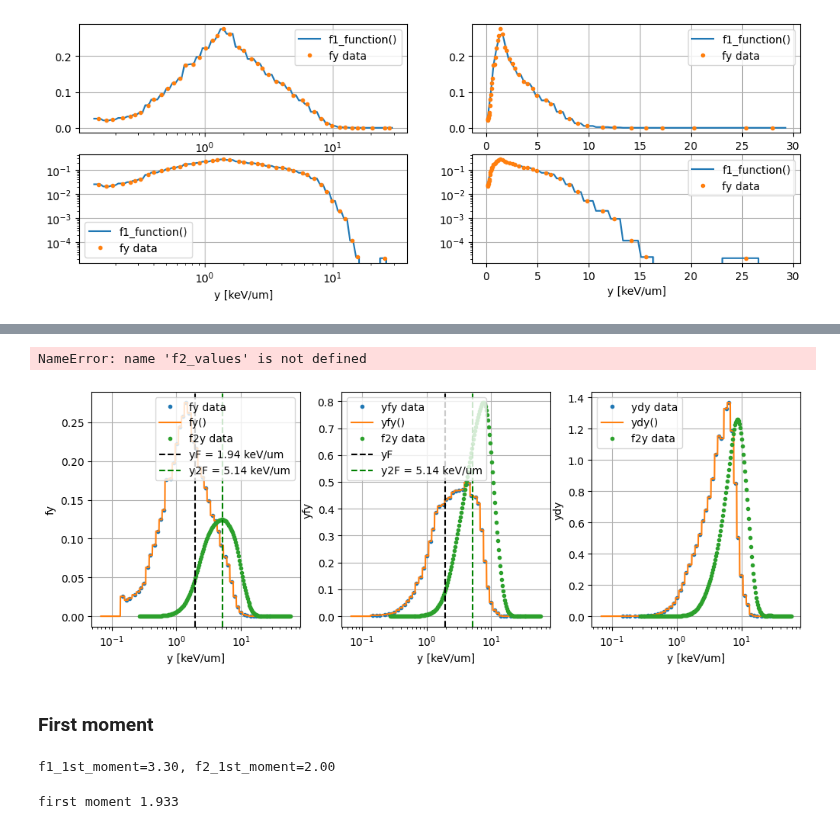
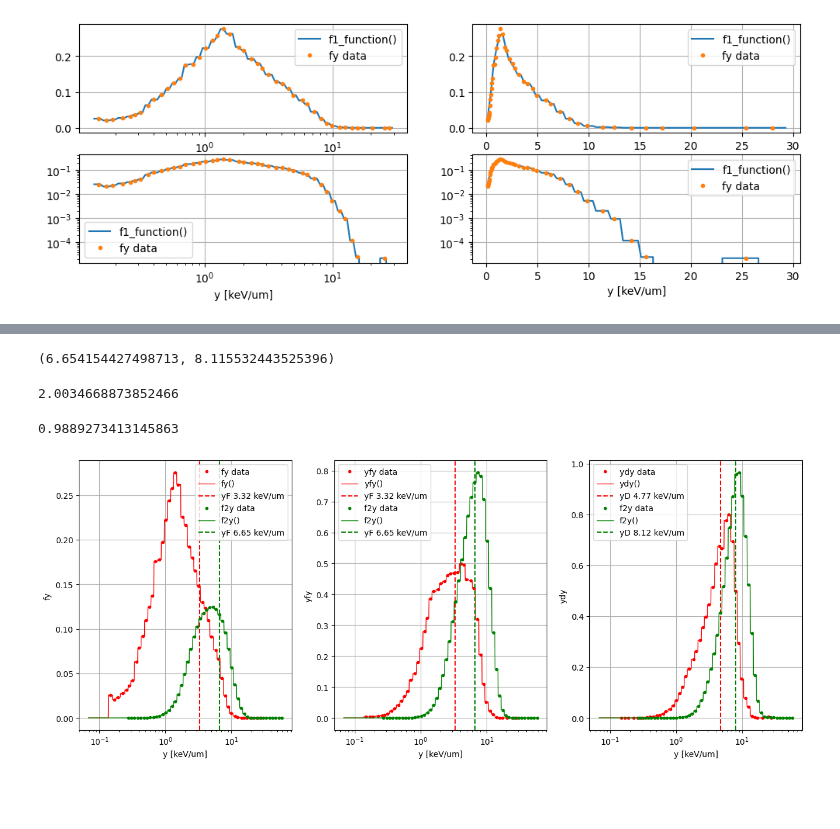
Before and after one commit to grzanka/microdosimetric_spectra_folding, a Jupyter notebook: notebooks/0.2-convolutions-numerical.ipynb, the cells around one changed output, grey strips where cells are left out. Cells and saved outputs as stored; diff of their text form; code cells hidden in the pictures; blank space fills up the shorter version.

Commit message:
all data

```diff
--- a/notebooks/0.2-convolutions-numerical.ipynb
+++ b/notebooks/0.2-convolutions-numerical.ipynb
@@ -80,13 +81,13 @@ step_function_args = (1,-0.5,0.5,0)
 # plotting limits
 y_values = np.linspace(start=-2, stop=2, num=500)
 # lets try default integration settings, meaning indefinite integral (from -inf to inf)
-convolution_values = np.array([convolution(step_function)(y=y, integrand_args=step_function_args)[0] for y in y_values])
+convolution_values_default = np.array([convolution(step_function)(y=y, integrand_args=step_function_args)[0] for y in y_values])
 
 #plotting
 fig, ax = plt.subplots(nrows=1, ncols=2, figsize=(10,5))
 for a in ax:
     a.plot(y_values, step_functions(y_values, *step_function_args), label="f(y)")
-    a.plot(y_values, convolution_values, '.', label="(f*f)(y)")
+    a.plot(y_values, convolution_values_default, '.', label="(f*f)(y)")
     a.grid()
     a.legend();
 ax[1].set_xlim([0.8,1.1]);
@@ -388,47 +346,49 @@ for a in ax.flatten():
 # %%
-f2_spectrum = Spectrum(bin_centers=xvalues_for_integration, bin_values_fy=np.array([item[0] for item in f2_values]))
+f2_spectrum = Spectrum(bin_centers=xvalues_for_f2, bin_values_fy=np.array([item[0] for item in f2_values_and_errors]))
-# %% [output]
-NameError: name 'f2_values' is not defined
+# %%
+f2_spectrum.yF, f2_spectrum.yD
+# %% [output]
+(6.654154427498713, 8.115532443525396)
+# %%
+# check if yF is doubled
+f2_spectrum.yF / spectrum_clipped.yF
+# %% [output]
+2.0034668873852466
+# %%
+# check norm
+f2_spectrum.norm
+# %% [output]
+0.9889273413145863
 # %%
-fig, ax = plt.subplots(nrows=1, ncols=3, figsize=(12, 4))
-ax[0].plot(spectrum_clipped.y, spectrum_clipped.fy, '.', label='fy data')
-ax[0].plot(xvalues, values_fy, label='fy()')
-ax[0].plot(f2_spectrum.y, f2_spectrum.fy, '.', label='f2y data')
-ax[0].axvline(spectrum_clipped.yF, color='k', linestyle='--', label=f'yF = {spectrum_clipped.yF:.2f} keV/um')
-ax[0].axvline(f2_spectrum.yF, color='g', linestyle='--', label=f'y2F = {f2_spectrum.yF:.2f} keV/um')
+xvalues = np.geomspace(start=spectrum_clipped.bin_edges[0]/2, stop=spectrum_clipped.bin_edges[-1]*2, num=1000)
+
+fig, ax = plt.subplots(nrows=1, ncols=3, figsize=(16, 6))
+ax[0].plot(spectrum_clipped.y, spectrum_clipped.fy, '.', label='fy data', color='r')
+ax[0].plot(xvalues, spectrum_clipped.bin_values(xvalues, spectrum_value_type=SpectrumValueType.fy), label='fy()', linestyle='-', linewidth=1, color='r')
+ax[0].axvline(spectrum_clipped.yF, color='r', linestyle='--', label=f'yF {spectrum_clipped.yF:2.2f} keV/um')
+ax[0].plot(f2_spectrum.y, f2_spectrum.fy, '.', label='f2y data', color='g')
+ax[0].plot(xvalues, f2_spectrum.bin_values(xvalues, spectrum_value_type=SpectrumValueType.fy), label='f2y()', linestyle='-', linewidth=1, color='g')
+ax[0].axvline(f2_spectrum.yF, color='g', linestyle='--', label=f'yF {f2_spectrum.yF:2.2f} keV/um')
 ax[0].set_ylabel('fy')
-ax[1].plot(spectrum_clipped.y, spectrum_clipped.yfy, '.', label='yfy data')
-ax[1].plot(xvalues, values_yfy, label='yfy()')
-ax[1].plot(f2_spectrum.y, f2_spectrum.yfy, '.', label='f2y data')
-ax[1].axvline(spectrum_clipped.yF, color='k', linestyle='--', label='yF')
-ax[1].axvline(f2_spectrum.yF, color='g', linestyle='--', label=f'y2F = {f2_spectrum.yF:.2f} keV/um')
+ax[1].plot(spectrum_clipped.y, spectrum_clipped.yfy, '.', label='yfy data', color='r')
+ax[1].plot(xvalues, spectrum_clipped.bin_values(xvalues, spectrum_value_type=SpectrumValueType.yfy), label='yfy()', linestyle='-', linewidth=1, color='r')
+ax[1].axvline(spectrum_clipped.yF, color='r', linestyle='--', label=f'yF {spectrum_clipped.yF:2.2f} keV/um')
+ax[1].plot(f2_spectrum.y, f2_spectrum.yfy, '.', label='f2y data', color='g')
+ax[1].plot(xvalues, f2_spectrum.bin_values(xvalues, spectrum_value_type=SpectrumValueType.yfy), label='f2y()', linestyle='-', linewidth=1, color='g')
+ax[1].axvline(f2_spectrum.yF, color='g', linestyle='--', label=f'yF {f2_spectrum.yF:2.2f} keV/um')
 ax[1].set_ylabel('yfy')
-ax[2].plot(spectrum_clipped.y, spectrum_clipped.ydy, '.', label='ydy data')
-ax[2].plot(xvalues, values_ydy, label='ydy()')
-ax[2].plot(f2_spectrum.y, f2_spectrum.ydy, '.', label='f2y data')
+ax[2].plot(spectrum_clipped.y, spectrum_clipped.ydy, '.', label='ydy data', color='r')
+ax[2].plot(xvalues, spectrum_clipped.bin_values(xvalues, spectrum_value_type=SpectrumValueType.ydy), label='ydy()', linestyle='-', linewidth=1, color='r')
+ax[2].axvline(spectrum_clipped.yD, color='r', linestyle='--', label=f'yD {spectrum_clipped.yD:2.2f} keV/um')
+ax[2].plot(f2_spectrum.y, f2_spectrum.ydy, '.', label='f2y data', color='g')
+ax[2].plot(xvalues, f2_spectrum.bin_values(xvalues, spectrum_value_type=SpectrumValueType.ydy), label='f2y()', linestyle='-', linewidth=1, color='g')
+ax[2].axvline(f2_spectrum.yD, color='g', linestyle='--', label=f'yD {f2_spectrum.yD:2.2f} keV/um')
 ax[2].set_ylabel('ydy')
 for a in ax:
     a.set_xscale('log')
     #a.set_yscale('log')
     a.grid()
     a.set_xlabel('y [keV/um]')
     a.legend()
-#    a.set_xlim(10, 20)
 # %% [output]
-[figure, old version]
+[figure, new version]
-# %% [markdown]
-### First moment
-# %%
-from src.helpers import first_moment, first_moment2
-f1_1st_moment = first_moment(bin_centers=xvalues_geom, bin_values=f1_function(xvalues_geom))
-f1_1st_moment = first_moment(bin_centers=xvalues_lin, bin_values=f1_function(xvalues_lin))
-#f2_1st_moment = first_moment(bin_centers=xvalues_for_integration, bin_values=np.array([item[0] for item in f2_values]))
-print(f"f1_1st_moment={f1_1st_moment:2.2f}, f2_1st_moment={f2_1st_moment:2.2f}")
-# %% [output]
-f1_1st_moment=3.30, f2_1st_moment=2.00
-# %%
-xvalues_geom = np.geomspace(start=spectrum_clipped.bin_edges[0], stop=spectrum_clipped.bin_edges[-1], num=100)
-f1_1st_moment = first_moment(bin_centers=xvalues_geom, bin_values=f1_function(xvalues_geom))
-print(f"first moment {f1_1st_moment:2.3f}")
-# %% [output]
-first moment 1.933
```
Also changed, not shown: parts of 30 cells of this notebook, 5 other files.
